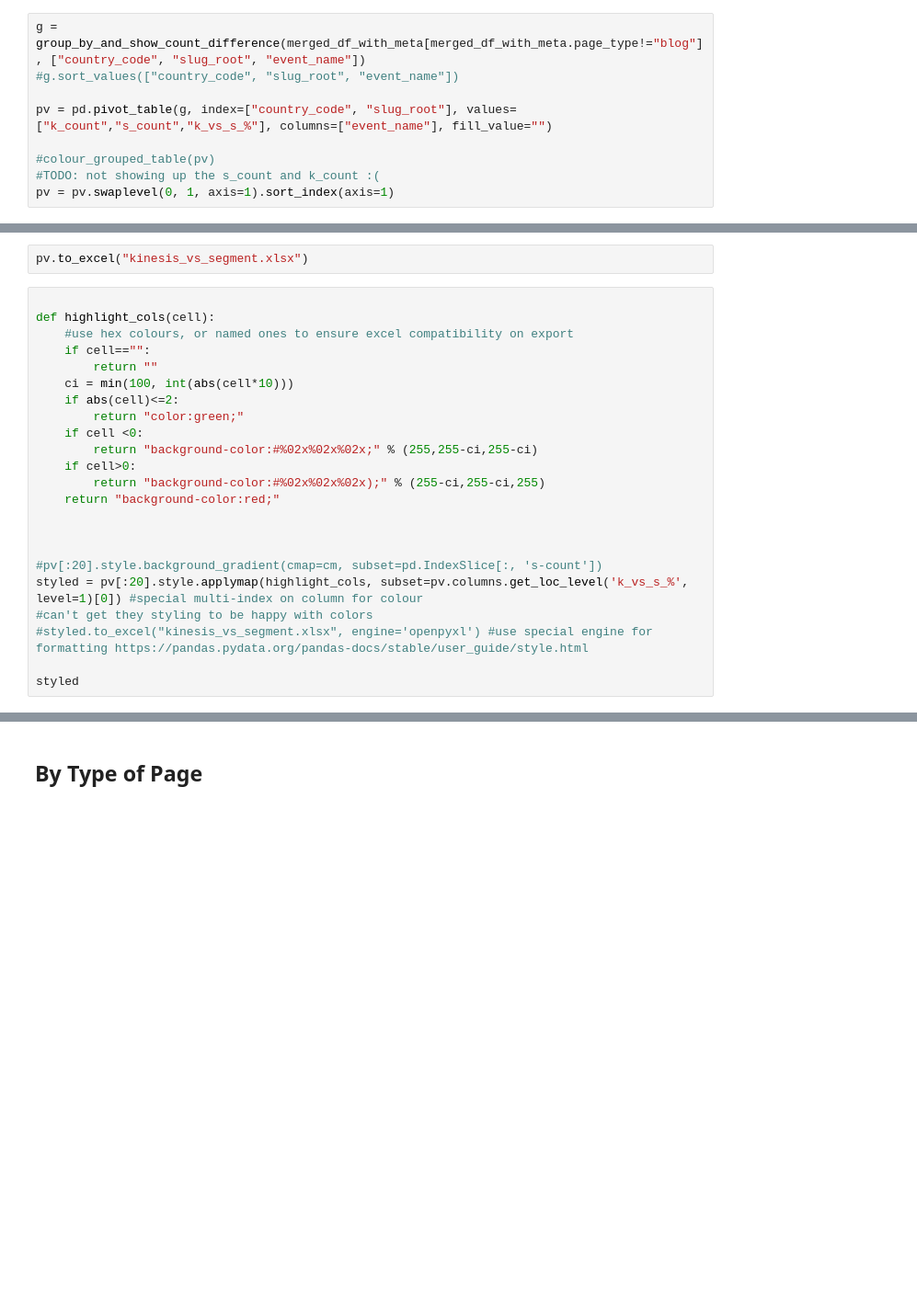
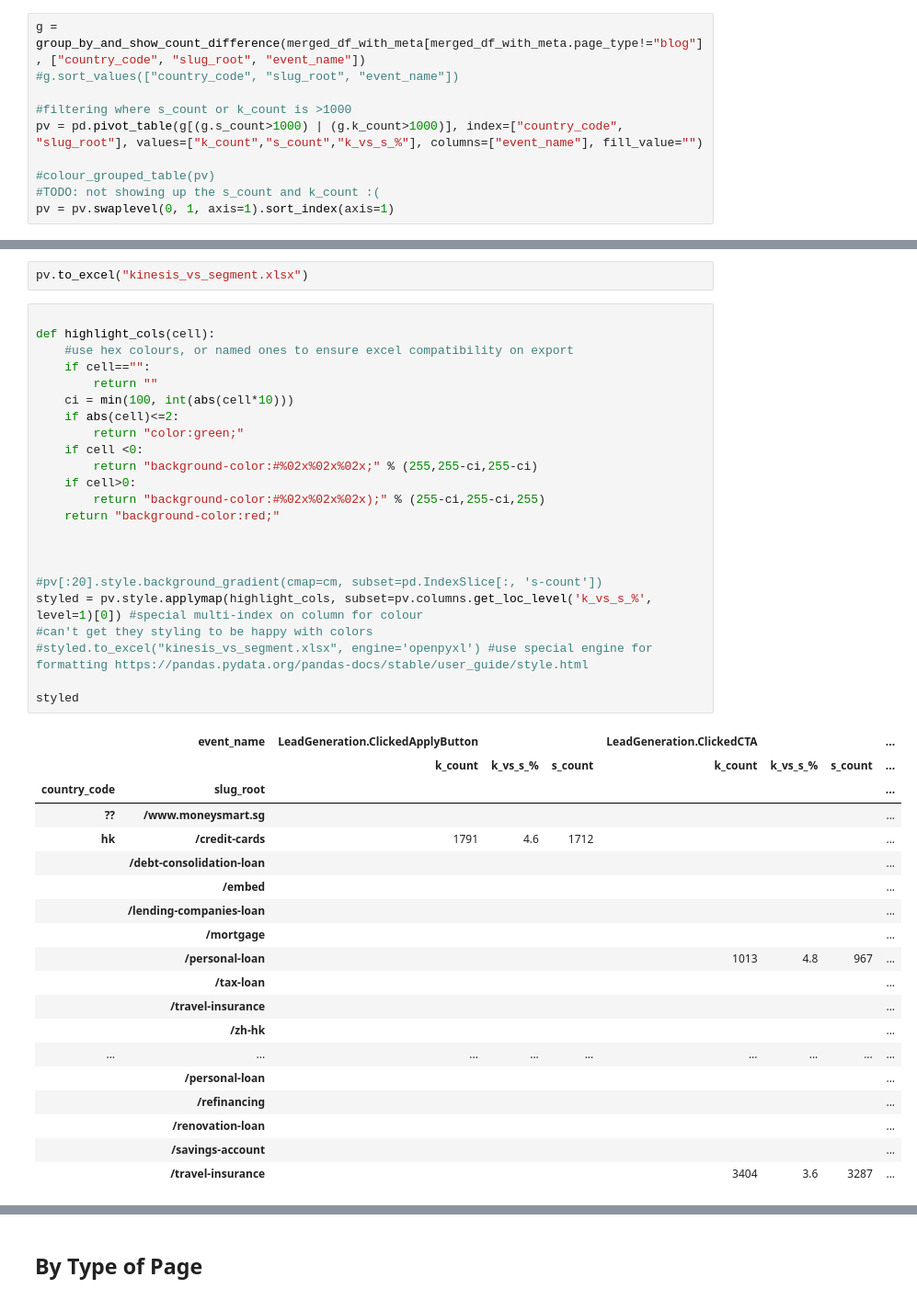
Before and after one commit to moneysmartco/blog-jupyter-notebooks, a Jupyter notebook: validating_segment_vs_kinesis.ipynb, the cells around one changed output, grey strips where cells are left out. Shown at 92% size. Saved outputs shown, nothing was run; the diff lists cells and outputs as text; blank space fills up the shorter version.

```diff
--- a/validating_segment_vs_kinesis.ipynb
+++ b/validating_segment_vs_kinesis.ipynb
@@ -856,7 +902,8 @@ g
 g = group_by_and_show_count_difference(merged_df_with_meta[merged_df_with_meta.page_type!="blog"], ["country_code", "slug_root", "event_name"])
 #g.sort_values(["country_code", "slug_root", "event_name"])
 
-pv = pd.pivot_table(g, index=["country_code", "slug_root"], values=["k_count","s_count","k_vs_s_%"], columns=["event_name"], fill_value="")
+#filtering where s_count or k_count is >1000
+pv = pd.pivot_table(g[(g.s_count>1000) | (g.k_count>1000)], index=["country_code", "slug_root"], values=["k_count","s_count","k_vs_s_%"], columns=["event_name"], fill_value="")
 
 #colour_grouped_table(pv)
 #TODO: not showing up the s_count and k_count :(
@@ -872,23 +913,43 @@ pv.to_excel("kinesis_vs_segment.xlsx")
 # %%
 
 def highlight_cols(cell):
     #use hex colours, or named ones to ensure excel compatibility on export
     if cell=="":
         return ""
     ci = min(100, int(abs(cell*10)))
     if abs(cell)<=2:
         return "color:green;"
     if cell <0:
         return "background-color:#%02x%02x%02x;" % (255,255-ci,255-ci)
     if cell>0:
         return "background-color:#%02x%02x%02x);" % (255-ci,255-ci,255)
     return "background-color:red;"
 
 
 
 #pv[:20].style.background_gradient(cmap=cm, subset=pd.IndexSlice[:, 's-count'])
-styled = pv[:20].style.applymap(highlight_cols, subset=pv.columns.get_loc_level('k_vs_s_%', level=1)[0]) #special multi-index on column for colour
+styled = pv.style.applymap(highlight_cols, subset=pv.columns.get_loc_level('k_vs_s_%', level=1)[0]) #special multi-index on column for colour
 #can't get they styling to be happy with colors
 #styled.to_excel("kinesis_vs_segment.xlsx", engine='openpyxl') #use special engine for formatting https://pandas.pydata.org/pandas-docs/stable/user_guide/style.html
 
 styled
+# %% [output]
+|  | event_name | LeadGeneration.ClickedApplyButton |  |  | LeadGeneration.ClickedCTA |  |  | ... |
+|  |  | k_count | k_vs_s_% | s_count | k_count | k_vs_s_% | s_count | ... |
+| country_code | slug_root |  |  |  |  |  |  | ... |
+| ?? | /www.moneysmart.sg |  |  |  |  |  |  | ... |
+| hk | /credit-cards | 1791 | 4.6 | 1712 |  |  |  | ... |
+|  | /debt-consolidation-loan |  |  |  |  |  |  | ... |
+|  | /embed |  |  |  |  |  |  | ... |
+|  | /lending-companies-loan |  |  |  |  |  |  | ... |
+|  | /mortgage |  |  |  |  |  |  | ... |
+|  | /personal-loan |  |  |  | 1013 | 4.8 | 967 | ... |
+|  | /tax-loan |  |  |  |  |  |  | ... |
+|  | /travel-insurance |  |  |  |  |  |  | ... |
+|  | /zh-hk |  |  |  |  |  |  | ... |
+| ... | ... | ... | ... | ... | ... | ... | ... | ... |
+|  | /personal-loan |  |  |  |  |  |  | ... |
+|  | /refinancing |  |  |  |  |  |  | ... |
+|  | /renovation-loan |  |  |  |  |  |  | ... |
+|  | /savings-account |  |  |  |  |  |  | ... |
+|  | /travel-insurance |  |  |  | 3404 | 3.6 | 3287 | ... |
```
Also changed, not shown: parts of 39 cells of this notebook, 2 other files.
